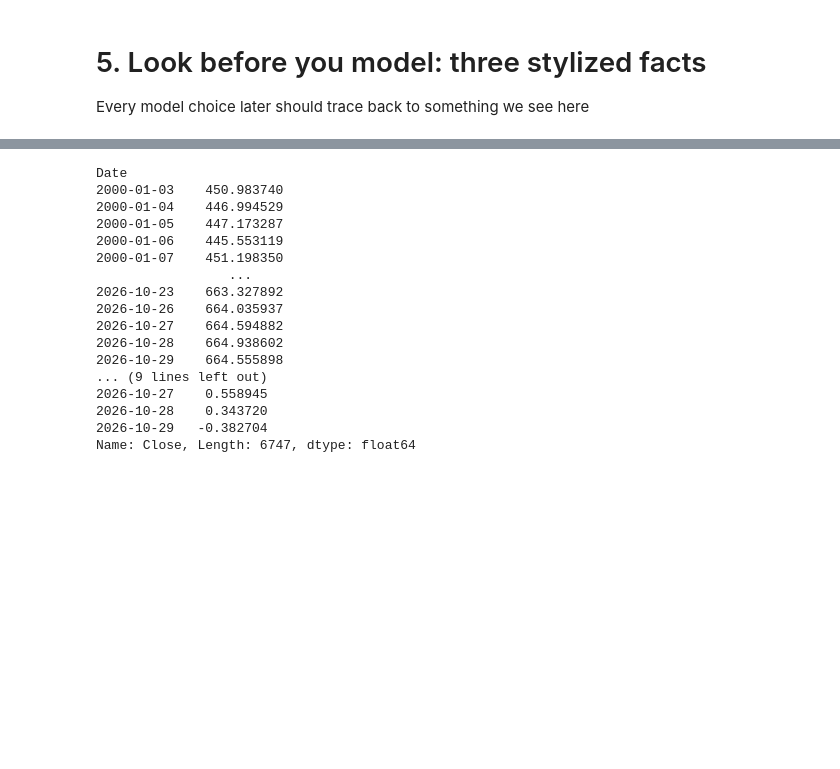
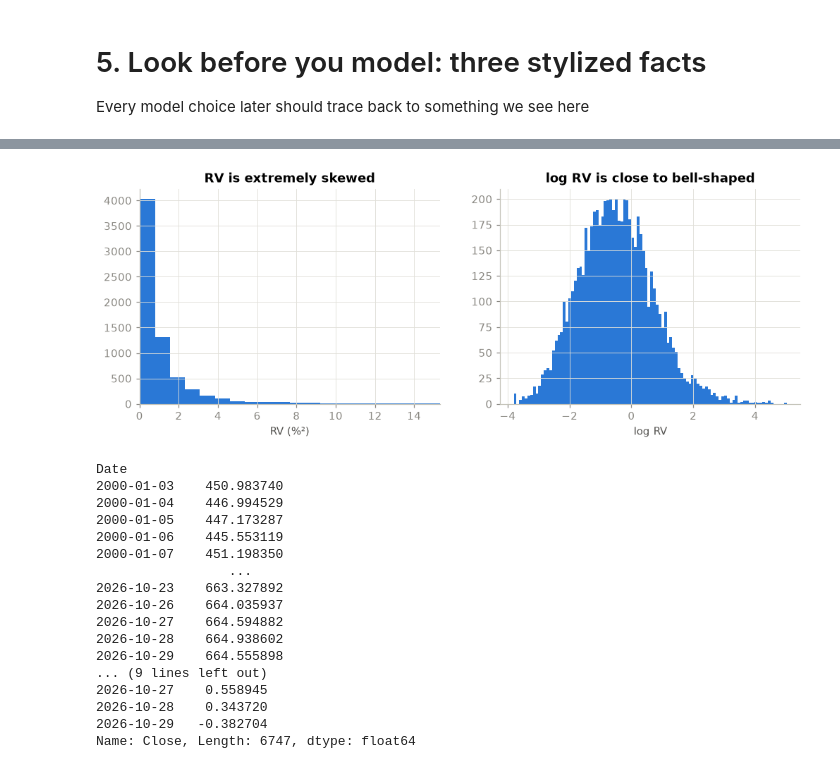
Before and after one commit to rajatsainju2025/volatility-forecasting, a Jupyter notebook: 01_volatility_forecasting.ipynb, the cells around one changed output, grey strips where cells are left out. Saved outputs shown, nothing was run; the diff lists cells and outputs as text; code cells hidden in the pictures; blank space fills up the shorter version.

```diff
--- a/01_volatility_forecasting.ipynb
+++ b/01_volatility_forecasting.ipynb
@@ -166,3 +210,23 @@ savefig("01_returns_and_volatility")
+# %%
+fig, axes = plt.subplots(1, 2, figsize=(11, 3.6))
+axes[0].hist(data.rv, bins=200, color=COLORS["HAR"])
+axes[0].set(title="RV is extremely skewed", xlabel="RV (%²)", xlim=(0, data.rv.quantile(0.99)))
+axes[1].hist(np.log(data.rv), bins=100, color=COLORS["HAR"])
+axes[1].set(title="log RV is close to bell-shaped", xlabel="log RV")
+
+# Explanatory Text
+fig.tight_layout()
+fig.subplots_adjust(bottom=0.24)
+fig.text(0.5, 0.02,
+         "Notice: \n" \
+         "- RV has rare huge spikes. A model trained with squared error will chhase those spikes. This why we need to pick our loss functions carefully below. \n" \
+         "- Volatility rises more after down days than up days (it is called the leverage effect). This is why GJR-GARCH rather than plain GARCH," \
+         "and give the model a 'negative return' feature.",
+         ha="center", va="bottom", fontsize=12, style="italic", wrap=True)
+
+savefig("03_distribution")
+# %% [output]
+[figure, added]
 # %%
 print(100 * np.log(px["Close"]),
       100 * np.log(px["Close"]).diff())
```
Also changed, not shown: parts of 5 cells of this notebook, 3 other files.
